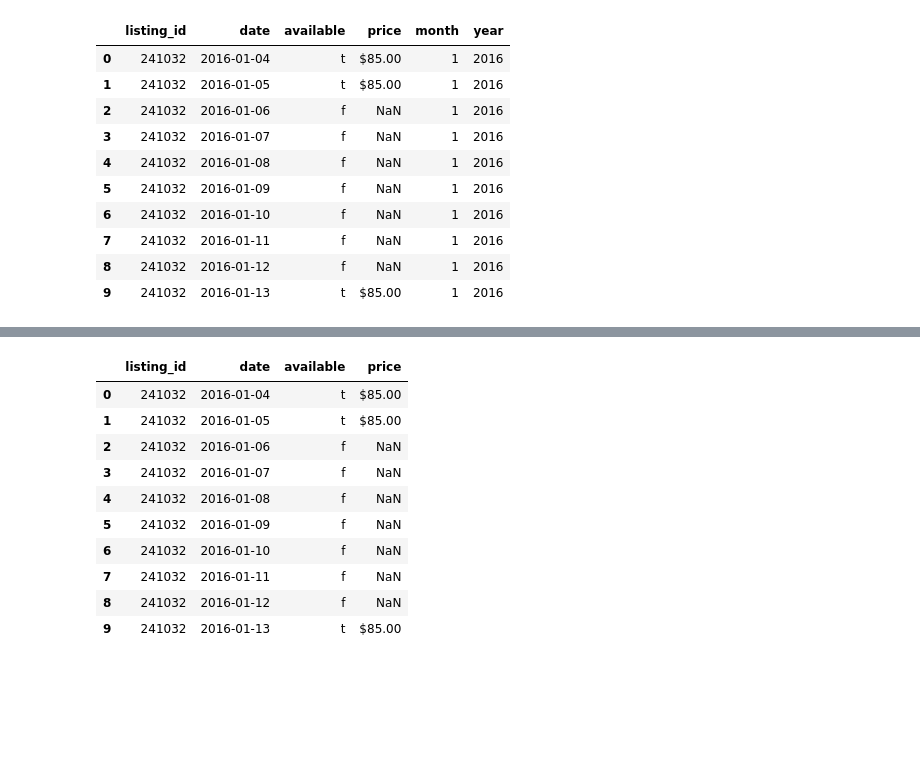
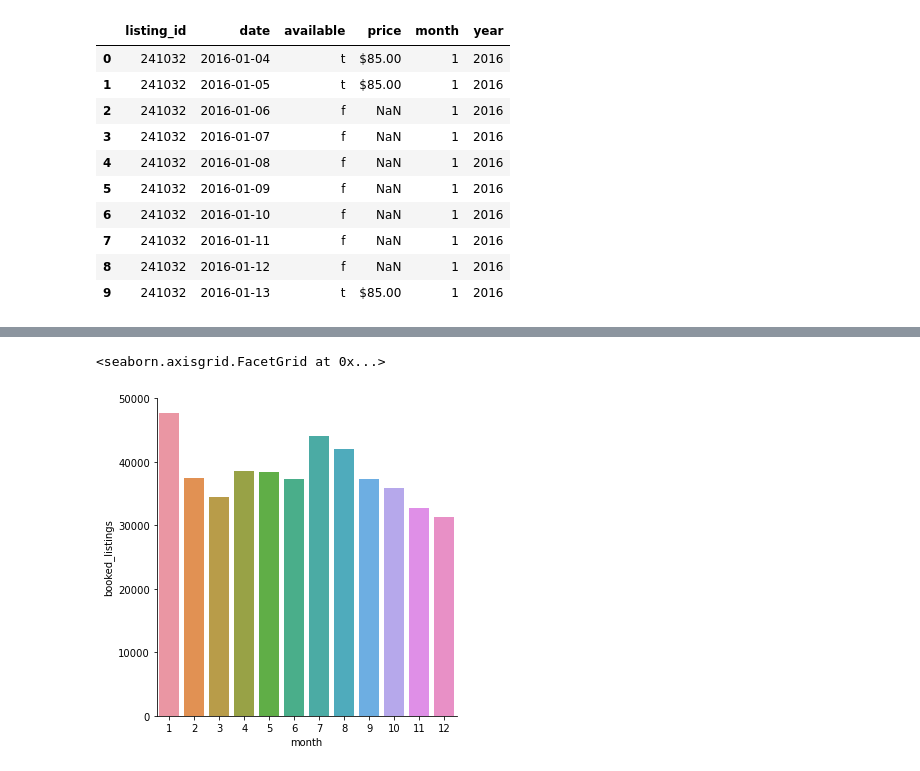
Before and after one commit to Olek-ua/Seattle_Project, a Jupyter notebook: Data Understanding Seattle AirBnB.ipynb, the cells around one changed output, grey strips where cells are left out. Cells and saved outputs as stored; diff of their text form; code cells hidden in the pictures; blank space fills up the shorter version.

```diff
--- a/Data Understanding Seattle AirBnB.ipynb
+++ b/Data Understanding Seattle AirBnB.ipynb
@@ -261,14 +250,14 @@ sns.catplot (x = 'month',
-# %%
-calendar_df.head(10)
-# %% [output]
-|  | listing_id | date | available | price |
-| 0 | 241032 | 2016-01-04 | t | $85.00 |
-| 1 | 241032 | 2016-01-05 | t | $85.00 |
-| 2 | 241032 | 2016-01-06 | f | NaN |
-| 3 | 241032 | 2016-01-07 | f | NaN |
-| 4 | 241032 | 2016-01-08 | f | NaN |
-| 5 | 241032 | 2016-01-09 | f | NaN |
-| 6 | 241032 | 2016-01-10 | f | NaN |
-| 7 | 241032 | 2016-01-11 | f | NaN |
-| 8 | 241032 | 2016-01-12 | f | NaN |
-| 9 | 241032 | 2016-01-13 | t | $85.00 |
+# %%
+# We will focus only on year 2016 since we have only a single full year of data
+# Below we will look into total number of days per month booked across all properties in the Seatle
+
+monthly_booked = calendar_df[(calendar_df['available']== 'f') & (calendar_df['year']== 2016)][['listing_id','month']].groupby(['month']).count()
+
+monthly_booked = monthly_booked.reset_index()
+
+monthly_booked.rename(columns={"listing_id": "booked_listings"}, inplace = True)
+
+sns.catplot (x = 'month', y = 'booked_listings', data = monthly_booked , kind = 'bar')
+# %% [output]
+<seaborn.axisgrid.FacetGrid at 0x...>
+[figure, added]
```
Also changed, not shown: parts of 10 cells of this notebook.
